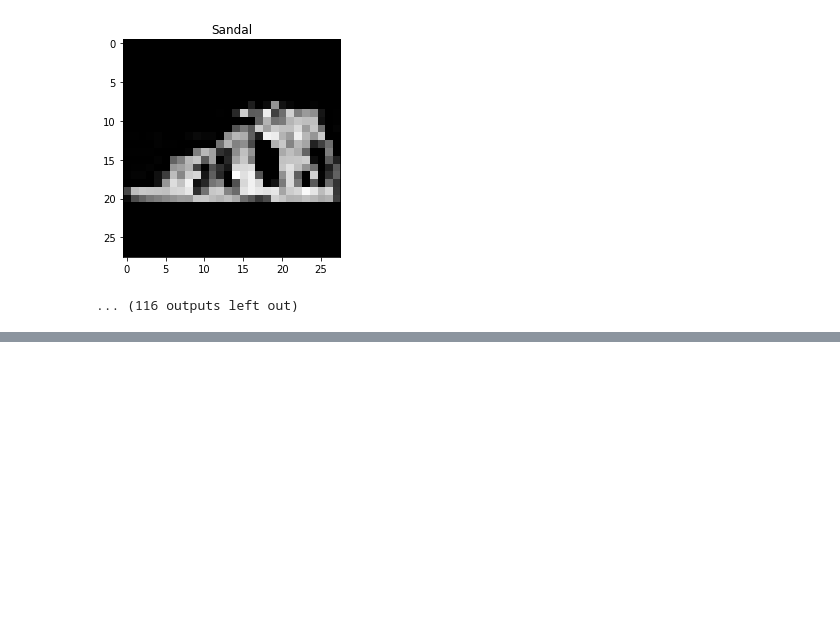
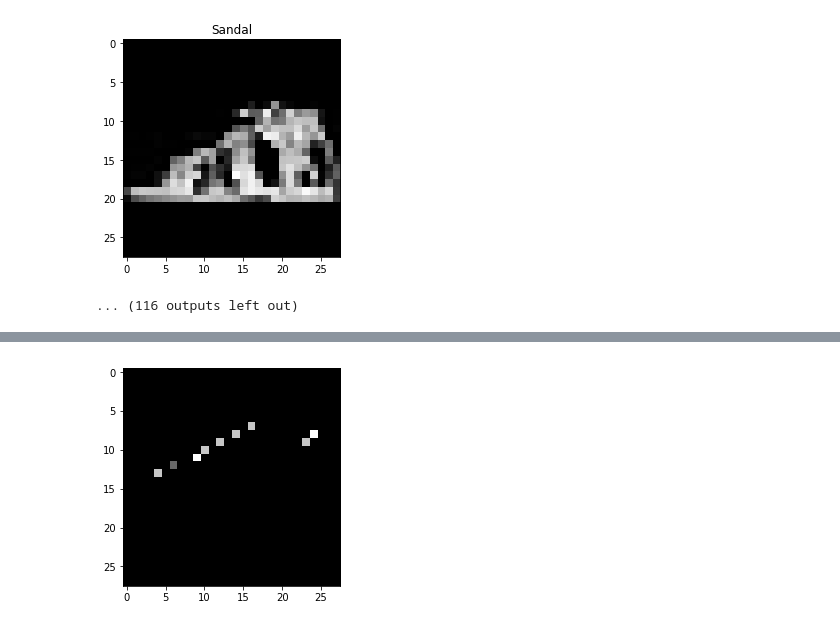
Before and after one commit to ahmedeveloper1985/VisionApps, a Jupyter notebook: Deep Learning/FashionMNIST Classification/Classifier_CNN.ipynb, the cells around one changed output, grey strips where cells are left out. Saved outputs shown, nothing was run; the diff lists cells and outputs as text; code cells hidden in the pictures; blank space fills up the shorter version.

```diff
--- a/Deep Learning/FashionMNIST Classification/Classifier_CNN.ipynb
+++ b/Deep Learning/FashionMNIST Classification/Classifier_CNN.ipynb
@@ -156,0 +170,9 @@ for i,img in enumerate(images):
+# %%
+filters = model[3].weight.data
+
+for f in filters:
+    f = f[0].numpy()
+    filtered = cv2.filter2D(image,-1,f)
+    plt.imshow(filtered,cmap = "Greys_r")
+# %% [output]
+[figure, added]
```
Also changed, not shown: parts of 4 cells of this notebook.
